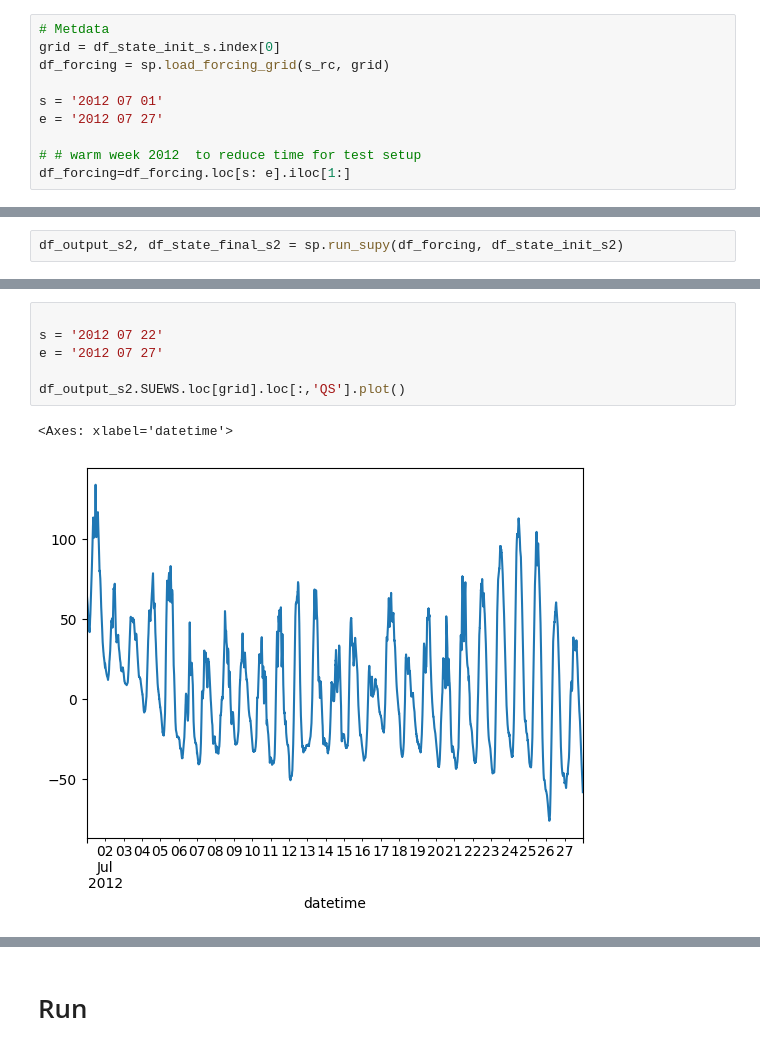
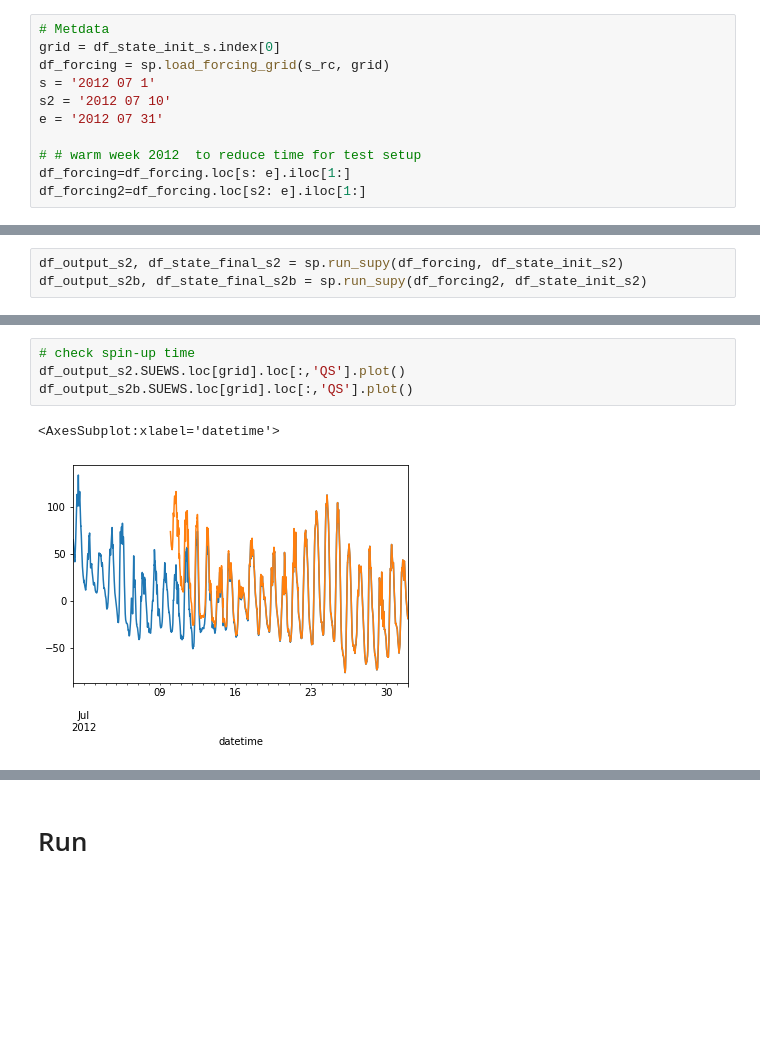
Before and after one commit to gusbacos/SUEWS_DB_Typology_test, a Jupyter notebook: code/run_tests.ipynb, the cells around one changed output, grey strips where cells are left out. Cells and saved outputs as stored; diff of their text form; blank space fills up the shorter version.

```diff
--- a/code/run_tests.ipynb
+++ b/code/run_tests.ipynb
@@ -62,10 +78,11 @@ df_state_init_s3x.loc[:, 'dz_wall']
 # Metdata
 grid = df_state_init_s.index[0]
 df_forcing = sp.load_forcing_grid(s_rc, grid)
-
-s = '2012 07 01'
-e = '2012 07 27'
+s = '2012 07 1'
+s2 = '2012 07 10'
+e = '2012 07 31'
 
 # # warm week 2012  to reduce time for test setup
 df_forcing=df_forcing.loc[s: e].iloc[1:]
+df_forcing2=df_forcing.loc[s2: e].iloc[1:]
 # %% [output]
@@ -73,3 +92,4 @@ df_forcing=df_forcing.loc[s: e].iloc[1:]
 # %%
 df_output_s2, df_state_final_s2 = sp.run_supy(df_forcing, df_state_init_s2)
+df_output_s2b, df_state_final_s2b = sp.run_supy(df_forcing2, df_state_init_s2)
 # %% [output]
@@ -83,10 +115,8 @@ df_output_s2, df_state_final_s2 = sp.run_supy(df_forcing, df_state_init_s2)
 # %%
-
-s = '2012 07 22'
-e = '2012 07 27'
-
+# check spin-up time
 df_output_s2.SUEWS.loc[grid].loc[:,'QS'].plot()
+df_output_s2b.SUEWS.loc[grid].loc[:,'QS'].plot()
 # %% [output]
-<Axes: xlabel='datetime'>
+<AxesSubplot:xlabel='datetime'>
-[figure, old version]
+[figure, new version]
 # %%
```
Also changed, not shown: parts of 35 cells of this notebook, 42 other files.
